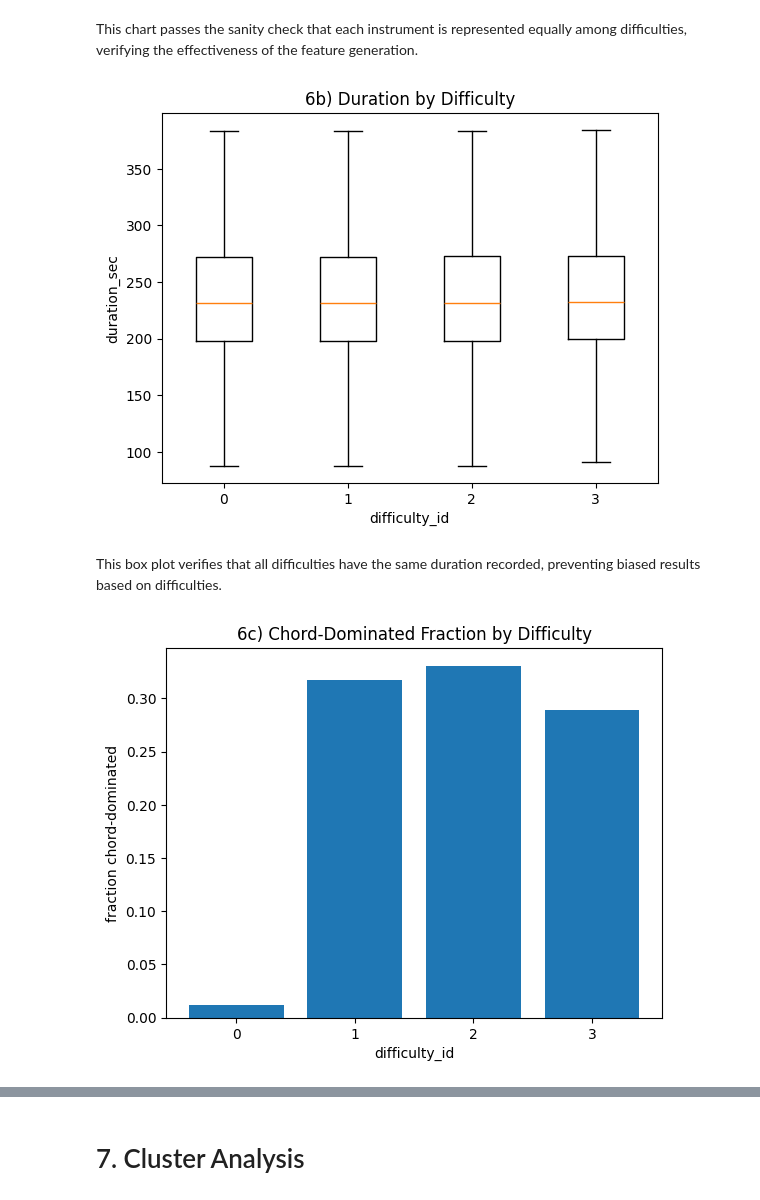
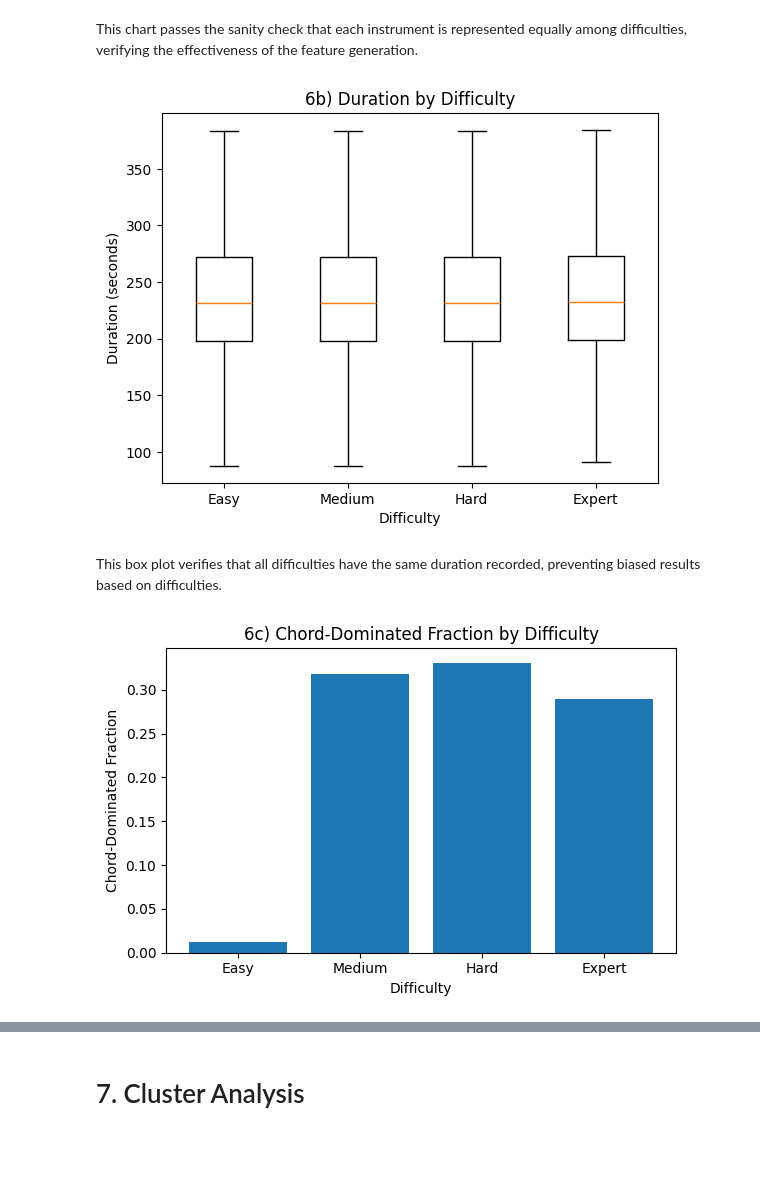
Before and after one commit to MattGroho/tab-hero, a Jupyter notebook: notebooks/feature_exploration.ipynb, the cells around one changed output, grey strips where cells are left out. Cells and saved outputs as stored; diff of their text form; code cells hidden in the pictures; blank space fills up the shorter version.

```diff
--- a/notebooks/feature_exploration.ipynb
+++ b/notebooks/feature_exploration.ipynb
@@ -421,11 +448,11 @@ for d in difficulty_levels:
         df_features.loc[mask, "hopo_ratio"],
         s=4,
         alpha=0.5,
-        label=f"Difficulty {d}"
+        label=f"Difficulty {difficulty_names.get(d, str(d))}"
     )
 
-plt.xlabel("chord_ratio")
-plt.ylabel("hopo_ratio")
+plt.xlabel("Chord Ratio")
+plt.ylabel("HOPO Ratio")
 plt.title("1c) Chord Ratio vs HOPO Ratio")
 plt.legend(title="Difficulty")
 plt.show()
@@ -735,19 +776,31 @@ plt.show()
 # %% [markdown]
 This chart passes the sanity check that each instrument is represented equally among difficulties, verifying the effectiveness of the feature generation.
 # %%
-plot_box_by_difficulty(df_features, "duration_sec", "6b) Duration by Difficulty")
+plot_box_by_difficulty(df_features, "duration_sec", "6b) Duration by Difficulty", "Difficulty", "Duration (seconds)")
 # %% [output]
-[figure, old version]
+[figure, new version]
 # %% [markdown]
 This box plot verifies that all difficulties have the same duration recorded, preventing biased results based on difficulties.
 # %%
-frac_by_diff = df_features.assign(chord_dominated=df_features["chord_ratio"] > 0.5) \
-                              .groupby("difficulty_id")["chord_dominated"].mean().sort_index()
-plt.bar(frac_by_diff.index.astype(str), frac_by_diff.values)
-plt.xlabel("difficulty_id")
-plt.ylabel("fraction chord-dominated")
+frac_by_diff = (
+    df_features
+    .assign(chord_dominated=df_features["chord_ratio"] > 0.5)
+    .groupby("difficulty_id")["chord_dominated"]
+    .mean()
+    .sort_index()
+)
+
+# Map difficulty IDs to names
+labels = [difficulty_names.get(d, str(d)) for d in frac_by_diff.index]
+
+plt.figure(figsize=(6, 4))
+plt.bar(labels, frac_by_diff.values)
+
+plt.xlabel("Difficulty")
+plt.ylabel("Chord-Dominated Fraction")
 plt.title("6c) Chord-Dominated Fraction by Difficulty")
+plt.tight_layout()
 plt.show()
 # %% [output]
-[figure, old version]
+[figure, new version]
 # %% [markdown]
```
Also changed, not shown: parts of 39 cells of this notebook, 2 other files.
